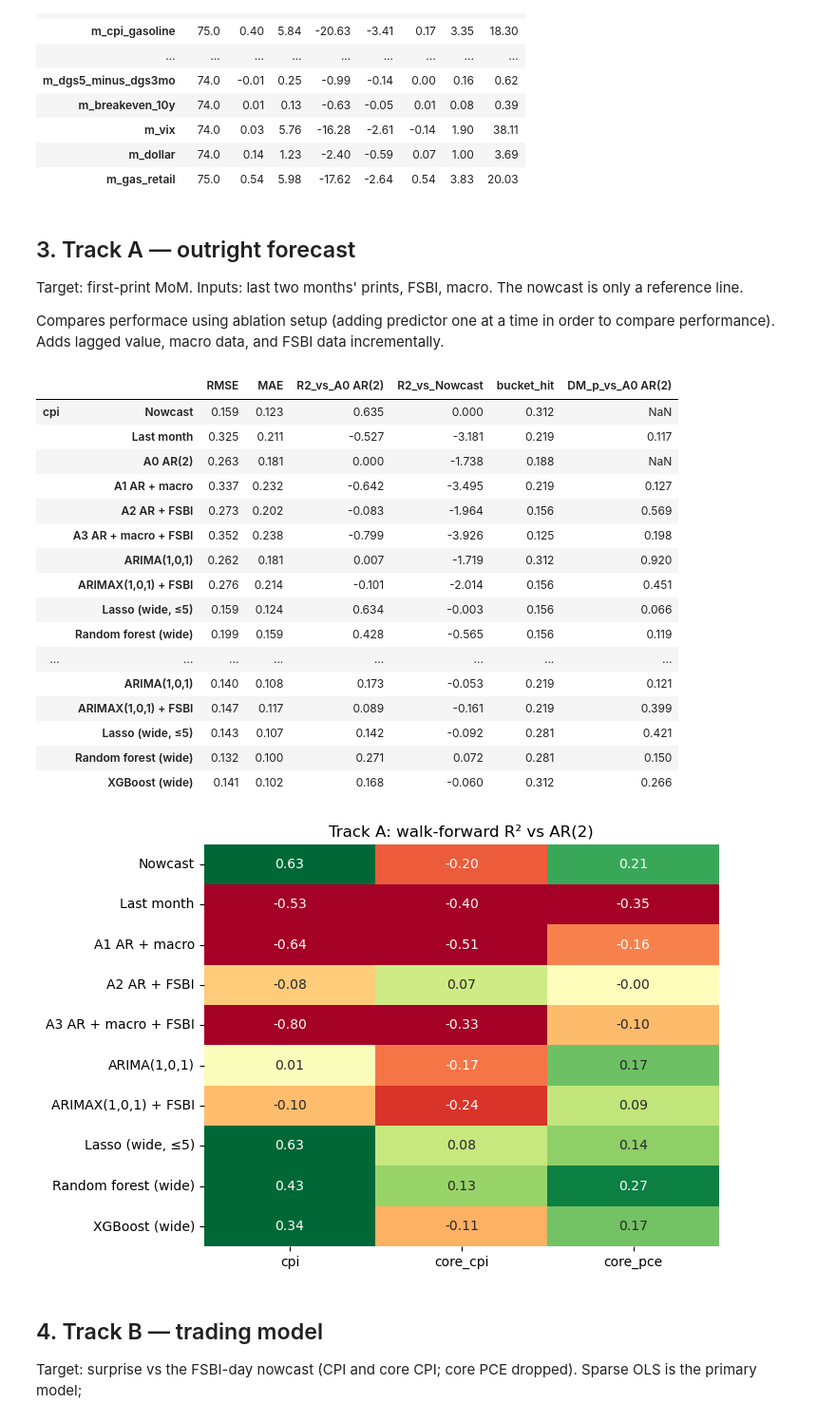
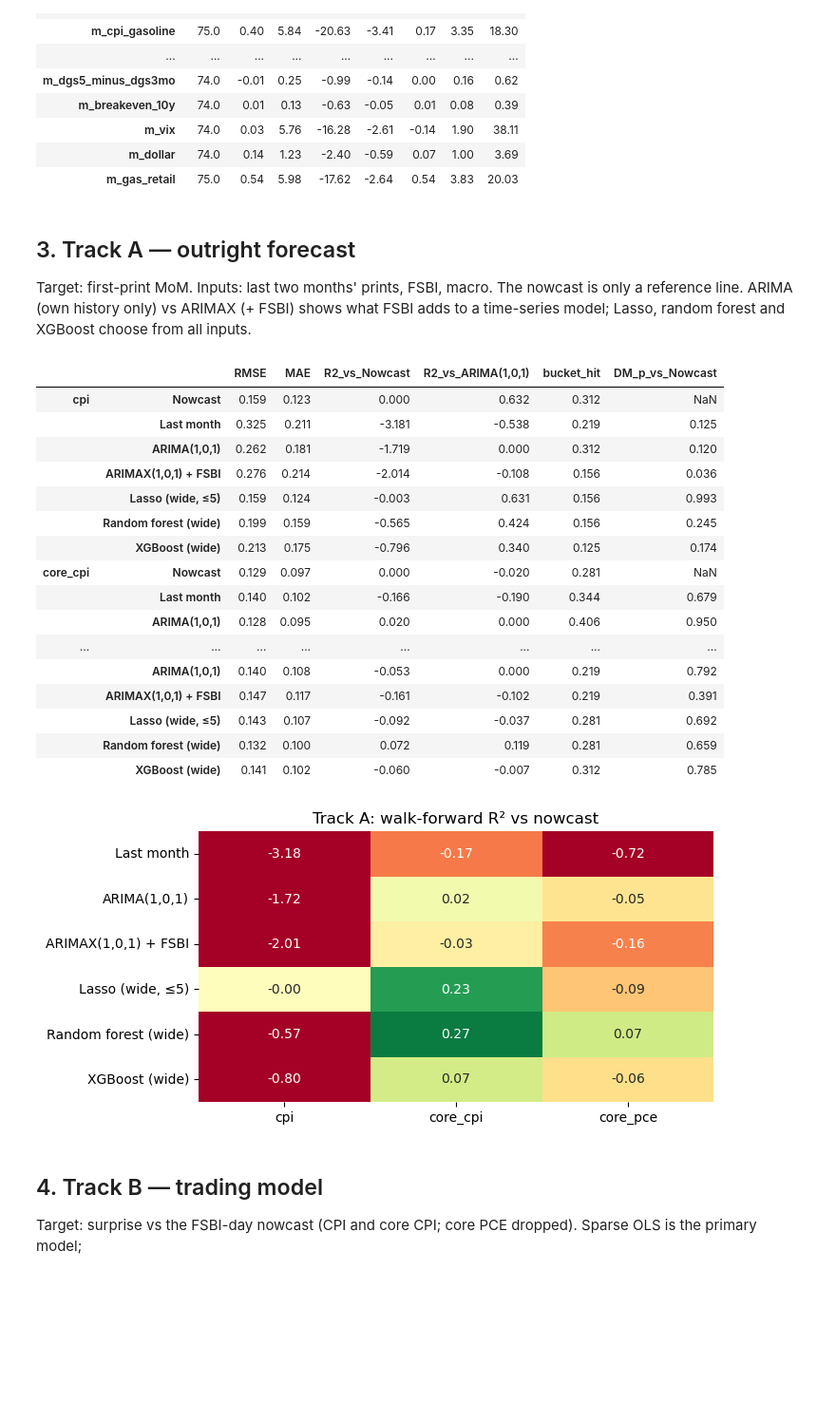
Before and after one commit to deccampbell/QCF_Capstone_Fiserv, a Jupyter notebook: 02_phase3_models.ipynb, the cells around one changed output. Shown at 95% size. Cells and saved outputs as stored; diff of their text form; code cells hidden in the pictures; blank space fills up the shorter version.

Commit message:
Removed Ablation to simplify results

```diff
--- a/02_phase3_models.ipynb
+++ b/02_phase3_models.ipynb
@@ -166,7 +166,7 @@ def score(f, models, refs):
         out[m] = {"RMSE": rmse(e), "MAE": e.abs().mean(),
                   **{f"R2_vs_{r}": 1 - (e**2).sum() / (e_ref[r]**2).sum() for r in refs},
                   "bucket_hit": (f[m].round(1) == f.actual.round(1)).mean(),
-                  f"DM_p_vs_{refs[0]}": np.nan if m in refs else
+                  f"DM_p_vs_{refs[0]}": np.nan if m == refs[0] else
                       sm.OLS(d, np.ones(len(d))).fit(cov_type="HAC", cov_kwds={"maxlags": 3}).pvalues.iloc[0]}
     return pd.DataFrame(out).T
 
@@ -178,12 +178,9 @@ def heatmap(scores, col, keys, title):
 # %% [markdown]
 ## 3. Track A — outright forecast
 
-Target: first-print MoM. Inputs: last two months' prints, FSBI, macro. The nowcast is only a reference line.
-
-Compares performace using ablation setup (adding predictor one at a time in order to compare performance). Adds lagged value, macro data, and FSBI data incrementally.
+Target: first-print MoM. Inputs: last two months' prints, FSBI, macro. The nowcast is only a reference line. ARIMA (own history only) vs ARIMAX (+ FSBI) shows what FSBI adds to a time-series model; Lasso, random forest and XGBoost choose from all inputs.
 # %%
 A_KEYS = ["cpi", "core_cpi", "core_pce"]
-MACRO_CORE = ["m_shelter", "m_used_cars", "m_food_away"]
 LAGS = ["y1", "y2"]
 WIDE_A = LAGS + FSBI_COLS + MACRO_COLS
 
@@ -194,10 +191,6 @@ def table_a(k, end=HOLDOUT_START):
 MODELS_A = {
     "Nowcast": column("nowcast"),
     "Last month": column("y1"),
-    "A0 AR(2)": ols(LAGS),
-    "A1 AR + macro": ols(LAGS + MACRO_CORE),
-    "A2 AR + FSBI": ols(LAGS + FSBI_SPARSE),
-    "A3 AR + macro + FSBI": ols(LAGS + MACRO_CORE + FSBI_SPARSE),
     "ARIMA(1,0,1)": arimax([]),
     "ARIMAX(1,0,1) + FSBI": arimax(FSBI_SPARSE),
     "Lasso (wide, ≤5)": lasso(WIDE_A),
@@ -205,30 +198,30 @@ MODELS_A = {
     "XGBoost (wide)": xgb(WIDE_A),
 }
 runs_a = {k: walk_forward(table_a(k), MODELS_A) for k in A_KEYS}
-scores_a = pd.concat({k: score(f, MODELS_A, refs=["A0 AR(2)", "Nowcast"]) for k, (f, _) in runs_a.items()})
+scores_a = pd.concat({k: score(f, MODELS_A, refs=["Nowcast", "ARIMA(1,0,1)"]) for k, (f, _) in runs_a.items()})
 scores_a.round(3)
 # %% [output]
-|  |  | RMSE | MAE | R2_vs_A0 AR(2) | R2_vs_Nowcast | bucket_hit | DM_p_vs_A0 AR(2) |
-| cpi | Nowcast | 0.159 | 0.123 | 0.635 | 0.000 | 0.312 | NaN |
-|  | Last month | 0.325 | 0.211 | -0.527 | -3.181 | 0.219 | 0.117 |
-|  | A0 AR(2) | 0.263 | 0.181 | 0.000 | -1.738 | 0.188 | NaN |
-|  | A1 AR + macro | 0.337 | 0.232 | -0.642 | -3.495 | 0.219 | 0.127 |
-|  | A2 AR + FSBI | 0.273 | 0.202 | -0.083 | -1.964 | 0.156 | 0.569 |
-|  | A3 AR + macro + FSBI | 0.352 | 0.238 | -0.799 | -3.926 | 0.125 | 0.198 |
-|  | ARIMA(1,0,1) | 0.262 | 0.181 | 0.007 | -1.719 | 0.312 | 0.920 |
-|  | ARIMAX(1,0,1) + FSBI | 0.276 | 0.214 | -0.101 | -2.014 | 0.156 | 0.451 |
-|  | Lasso (wide, ≤5) | 0.159 | 0.124 | 0.634 | -0.003 | 0.156 | 0.066 |
-|  | Random forest (wide) | 0.199 | 0.159 | 0.428 | -0.565 | 0.156 | 0.119 |
+|  |  | RMSE | MAE | R2_vs_Nowcast | R2_vs_ARIMA(1,0,1) | bucket_hit | DM_p_vs_Nowcast |
+| cpi | Nowcast | 0.159 | 0.123 | 0.000 | 0.632 | 0.312 | NaN |
+|  | Last month | 0.325 | 0.211 | -3.181 | -0.538 | 0.219 | 0.125 |
+|  | ARIMA(1,0,1) | 0.262 | 0.181 | -1.719 | 0.000 | 0.312 | 0.120 |
+|  | ARIMAX(1,0,1) + FSBI | 0.276 | 0.214 | -2.014 | -0.108 | 0.156 | 0.036 |
+|  | Lasso (wide, ≤5) | 0.159 | 0.124 | -0.003 | 0.631 | 0.156 | 0.993 |
+|  | Random forest (wide) | 0.199 | 0.159 | -0.565 | 0.424 | 0.156 | 0.245 |
+|  | XGBoost (wide) | 0.213 | 0.175 | -0.796 | 0.340 | 0.125 | 0.174 |
+| core_cpi | Nowcast | 0.129 | 0.097 | 0.000 | -0.020 | 0.281 | NaN |
+|  | Last month | 0.140 | 0.102 | -0.166 | -0.190 | 0.344 | 0.679 |
+|  | ARIMA(1,0,1) | 0.128 | 0.095 | 0.020 | 0.000 | 0.406 | 0.950 |
 | ... | ... | ... | ... | ... | ... | ... | ... |
-|  | ARIMA(1,0,1) | 0.140 | 0.108 | 0.173 | -0.053 | 0.219 | 0.121 |
-|  | ARIMAX(1,0,1) + FSBI | 0.147 | 0.117 | 0.089 | -0.161 | 0.219 | 0.399 |
-|  | Lasso (wide, ≤5) | 0.143 | 0.107 | 0.142 | -0.092 | 0.281 | 0.421 |
-|  | Random forest (wide) | 0.132 | 0.100 | 0.271 | 0.072 | 0.281 | 0.150 |
-|  | XGBoost (wide) | 0.141 | 0.102 | 0.168 | -0.060 | 0.312 | 0.266 |
+|  | ARIMA(1,0,1) | 0.140 | 0.108 | -0.053 | 0.000 | 0.219 | 0.792 |
+|  | ARIMAX(1,0,1) + FSBI | 0.147 | 0.117 | -0.161 | -0.102 | 0.219 | 0.391 |
+|  | Lasso (wide, ≤5) | 0.143 | 0.107 | -0.092 | -0.037 | 0.281 | 0.692 |
+|  | Random forest (wide) | 0.132 | 0.100 | 0.072 | 0.119 | 0.281 | 0.659 |
+|  | XGBoost (wide) | 0.141 | 0.102 | -0.060 | -0.007 | 0.312 | 0.785 |
 # %%
-heatmap(scores_a.drop(index=["A0 AR(2)"], level=1), "R2_vs_A0 AR(2)", A_KEYS, "Track A: walk-forward R² vs AR(2)")
+heatmap(scores_a.drop(index=["Nowcast"], level=1), "R2_vs_Nowcast", A_KEYS, "Track A: walk-forward R² vs nowcast")
 # %% [output]
-[figure, old version]
+[figure, new version]
 # %% [markdown]
 ## 4. Track B — trading model
 
```
Also changed, not shown: parts of 1 cell of this notebook.
